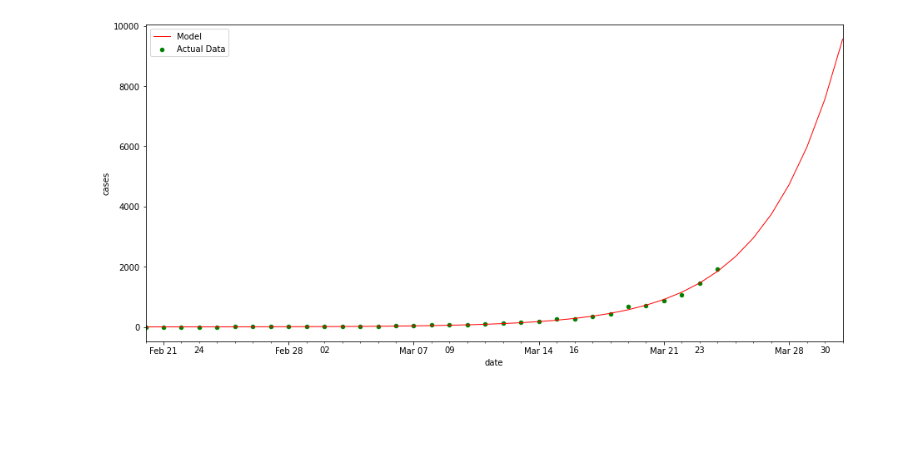
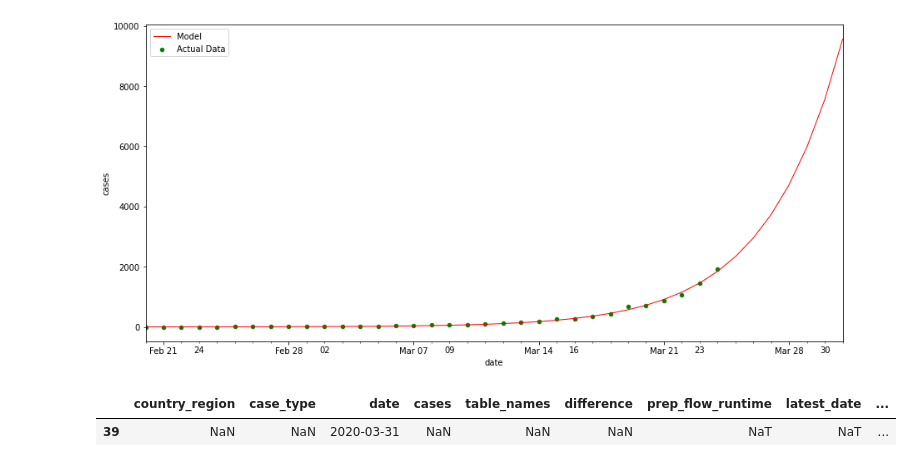
Before and after one commit to oriyudilevich/corona_study, a Jupyter notebook: Corona Virus - Israel Model.ipynb, the cells around one changed output. Saved outputs shown, nothing was run; the diff lists cells and outputs as text; code cells hidden in the pictures; blank space fills up the shorter version.

```diff
--- a/Corona Virus - Israel Model.ipynb
+++ b/Corona Virus - Israel Model.ipynb
@@ -95,3 +119,9 @@ ax.xaxis.set_major_locator(mdates.WeekdayLocator())
 ax.xaxis.set_major_formatter(mdates.DateFormatter('%b %d'))
 # %% [output]
 [figure]
+# %%
+# we can also print the last row to see the predicted number
+confirmed_df.head(1)
+# %% [output]
+|  | country_region | case_type | date | cases | table_names | difference | prep_flow_runtime | latest_date | ... |
+| 39 | NaN | NaN | 2020-03-31 | NaN | NaN | NaN | NaT | NaT | ... |
```
Also changed, not shown: parts of 10 cells of this notebook.
